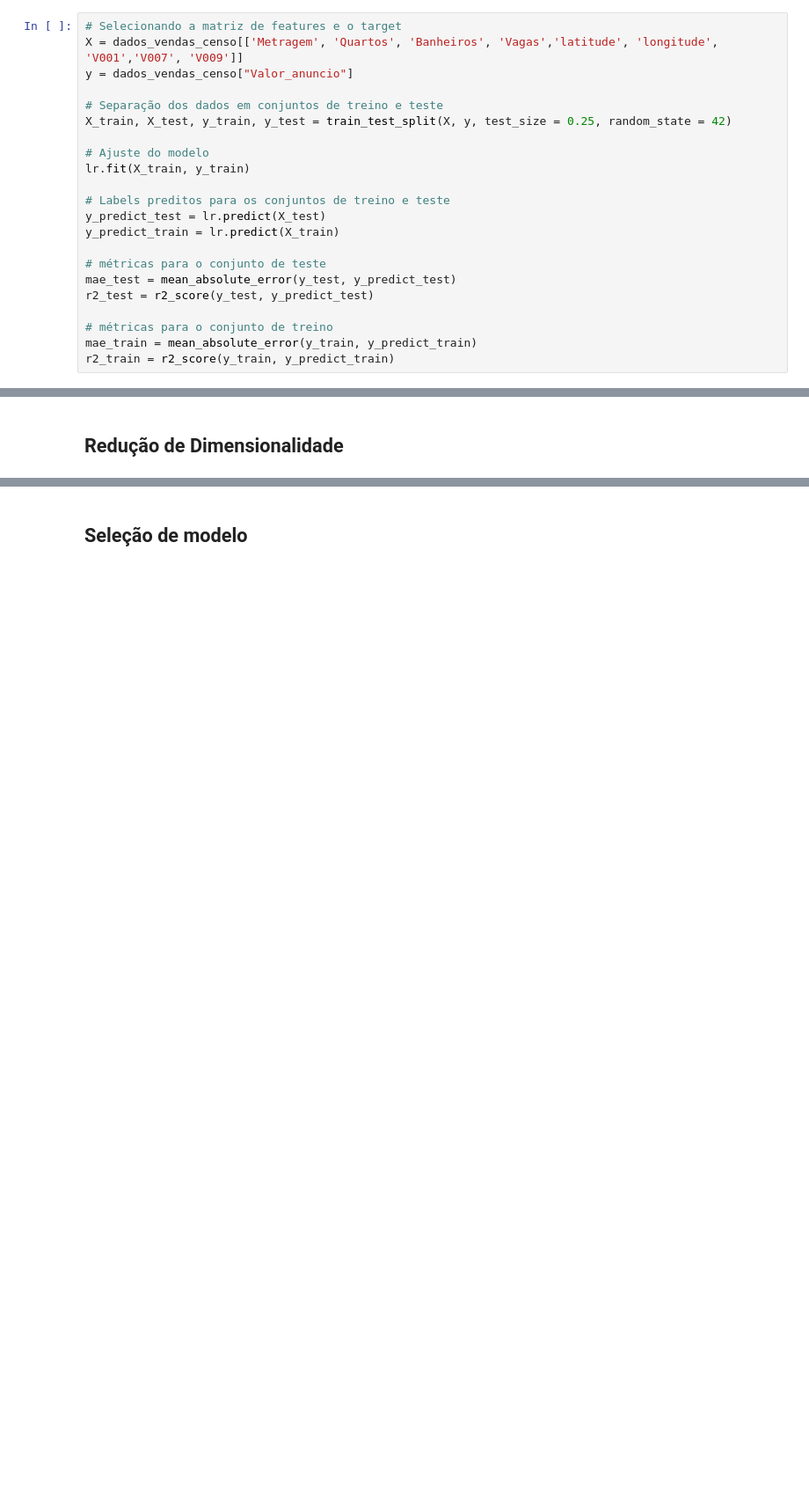
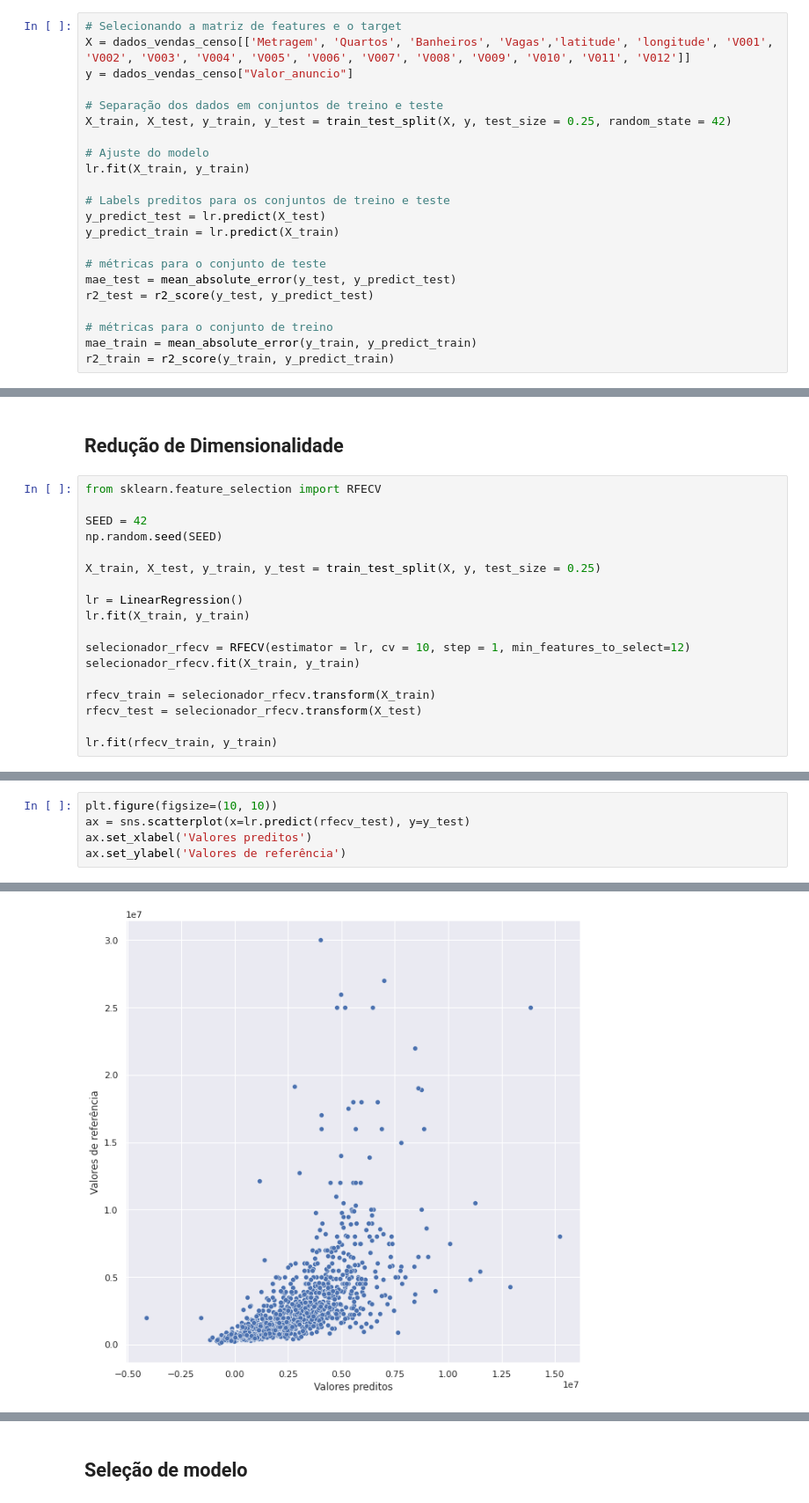
Before and after one commit to yorinori/imersao_dados4_Alura, a Jupyter notebook: Projeto_Final_LeandroYorinori_Imersao_dados_04.ipynb, the cells around one changed output, grey strips where cells are left out. Shown at 88% size. Cells and saved outputs as stored; diff of their text form; blank space fills up the shorter version.

```diff
--- a/Projeto_Final_LeandroYorinori_Imersao_dados_04.ipynb
+++ b/Projeto_Final_LeandroYorinori_Imersao_dados_04.ipynb
@@ -633,7 +667,7 @@ heatmap.set_title('Correlação', fontdict={'fontsize':18}, pad=16);
 [figure]
 # %%
 # Selecionando a matriz de features e o target
-X = dados_vendas_censo[['Metragem', 'Quartos', 'Banheiros', 'Vagas','latitude', 'longitude', 'V001','V007', 'V009']]
+X = dados_vendas_censo[['Metragem', 'Quartos', 'Banheiros', 'Vagas','latitude', 'longitude', 'V001', 'V002', 'V003', 'V004', 'V005', 'V006', 'V007', 'V008', 'V009', 'V010', 'V011', 'V012']]
 y = dados_vendas_censo["Valor_anuncio"]
 
 # Separação dos dados em conjuntos de treino e teste
@@ -668,2 +707,20 @@ display(mae_test)
 # %% [markdown]
 ## Redução de Dimensionalidade
+# %%
+from sklearn.feature_selection import RFECV
+
+SEED = 42
+np.random.seed(SEED)
+
+X_train, X_test, y_train, y_test = train_test_split(X, y, test_size = 0.25)
+
+lr = LinearRegression()
+lr.fit(X_train, y_train)
+
+selecionador_rfecv = RFECV(estimator = lr, cv = 10, step = 1, min_features_to_select=12)
+selecionador_rfecv.fit(X_train, y_train)
+
+rfecv_train = selecionador_rfecv.transform(X_train)
+rfecv_test = selecionador_rfecv.transform(X_test)
+
+lr.fit(rfecv_train, y_train)
@@ -669,0 +737,6 @@ display(mae_test)
+# %%
+plt.figure(figsize=(10, 10))
+ax = sns.scatterplot(x=lr.predict(rfecv_test), y=y_test)
+ax.set_xlabel('Valores preditos')
+ax.set_ylabel('Valores de referência')
+# %% [output]
@@ -669,0 +744 @@ display(mae_test)
+[figure, added]
```
Also changed, not shown: parts of 19 cells of this notebook.
